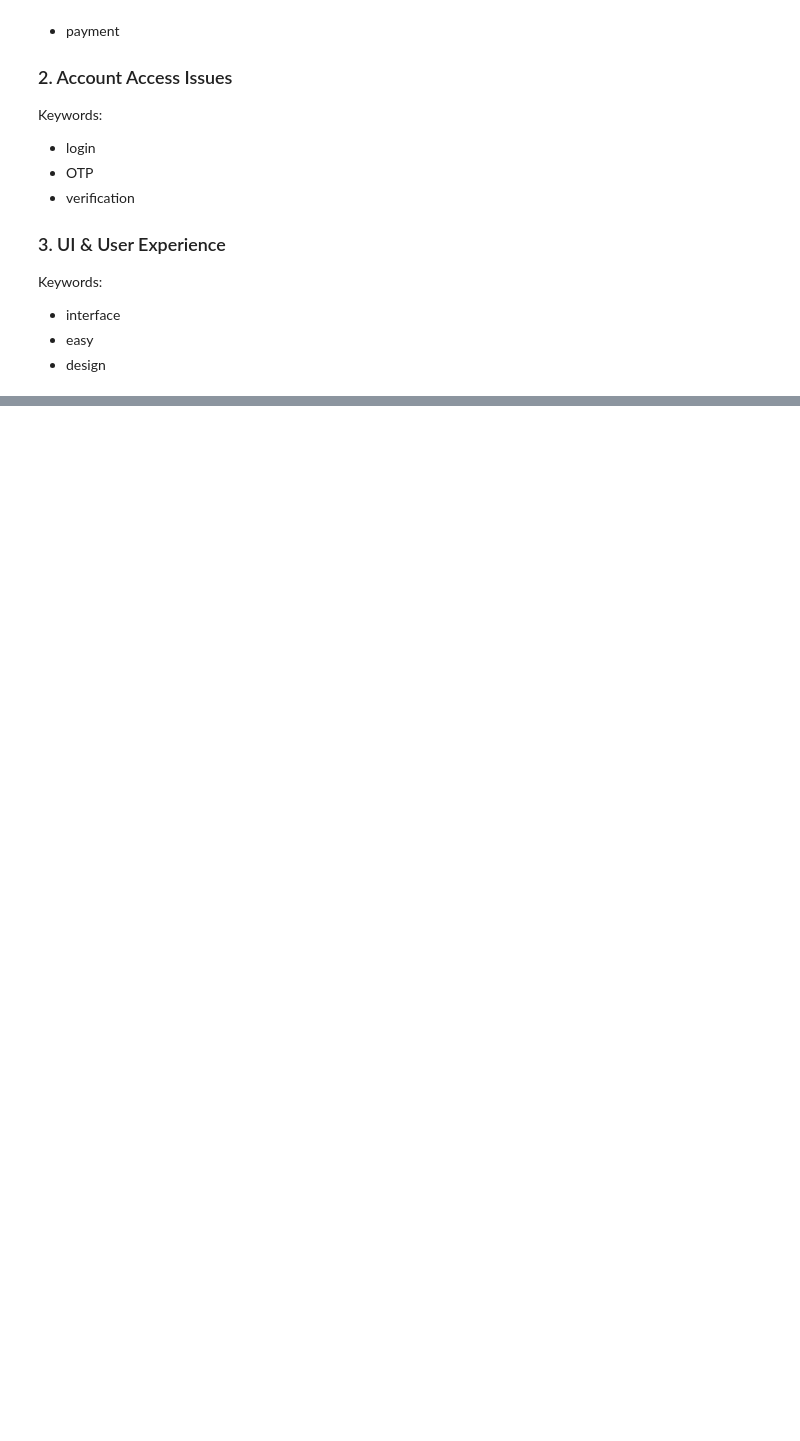
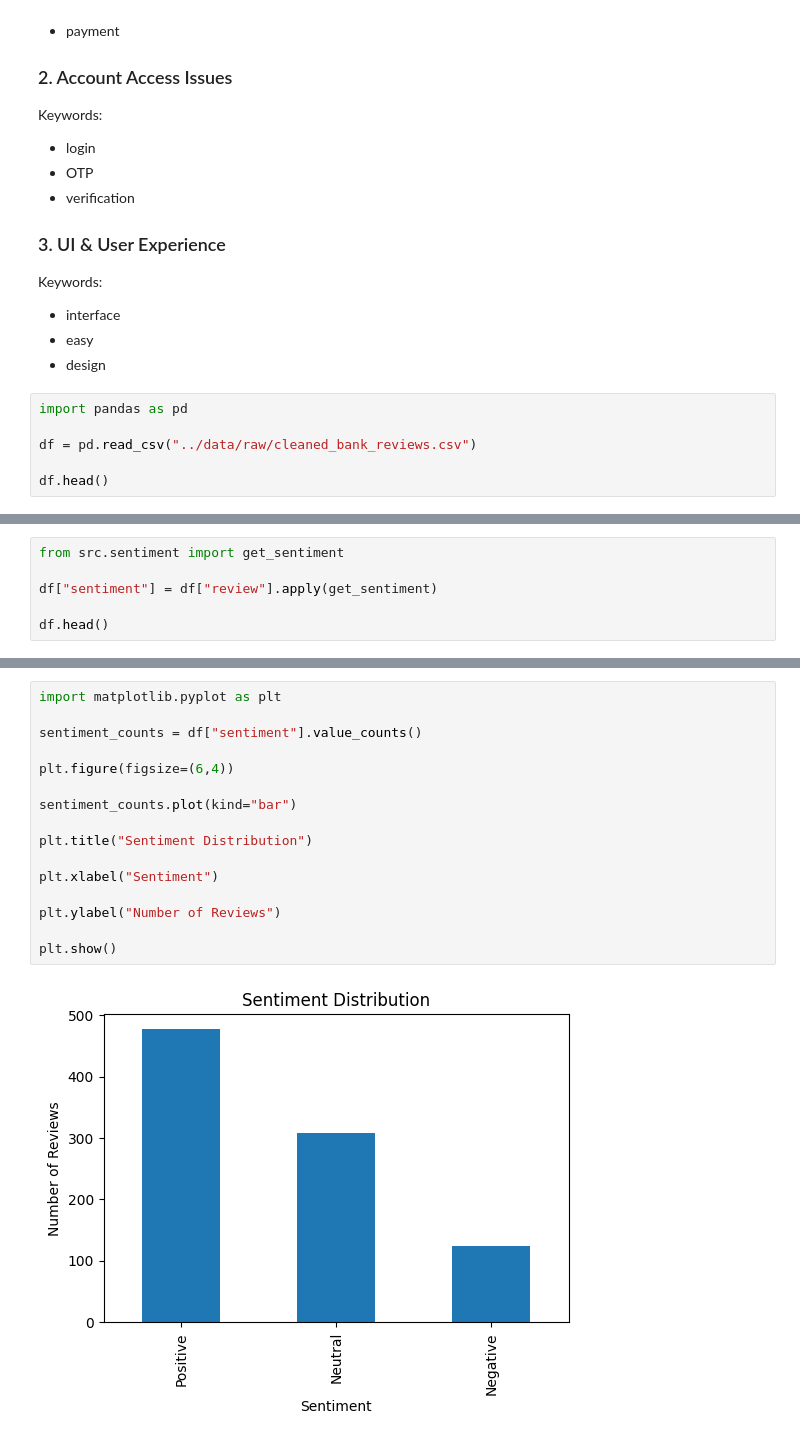
Before and after one commit to Bisrattamrat/fintech-review-analytics, a Jupyter notebook: notebooks/sentiment_analysis.ipynb, the cells around one changed output, grey strips where cells are left out. Saved outputs shown, nothing was run; the diff lists cells and outputs as text; blank space fills up the shorter version.

```diff
--- a/notebooks/sentiment_analysis.ipynb
+++ b/notebooks/sentiment_analysis.ipynb
@@ -139,3 +139,9 @@ Keywords:
 - interface
 - easy
 - design
+# %%
+import pandas as pd
+
+df = pd.read_csv("../data/raw/cleaned_bank_reviews.csv")
+
+df.head()
@@ -141,0 +155,6 @@ Keywords:
+# %%
+from src.sentiment import get_sentiment
+
+df["sentiment"] = df["review"].apply(get_sentiment)
+
+df.head()
@@ -141,0 +177,18 @@ Keywords:
+# %%
+import matplotlib.pyplot as plt
+
+sentiment_counts = df["sentiment"].value_counts()
+
+plt.figure(figsize=(6,4))
+
+sentiment_counts.plot(kind="bar")
+
+plt.title("Sentiment Distribution")
+
+plt.xlabel("Sentiment")
+
+plt.ylabel("Number of Reviews")
+
+plt.show()
+# %% [output]
+[figure, added]
```
Also changed, not shown: parts of 9 cells of this notebook, 3 other files.
